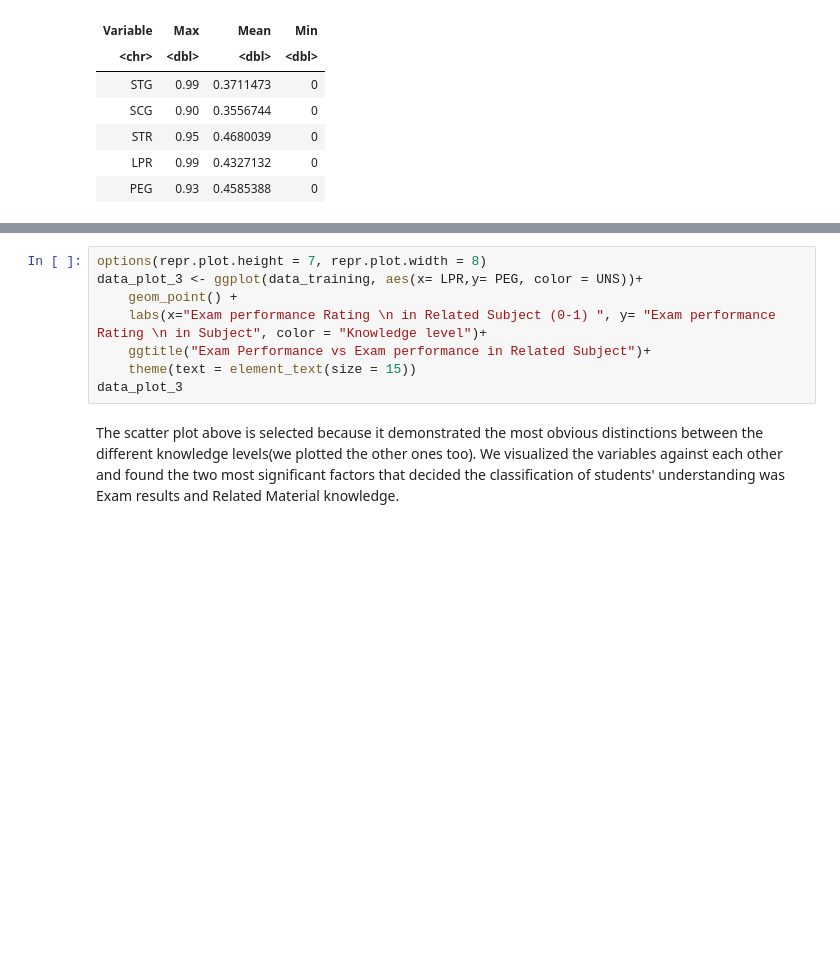
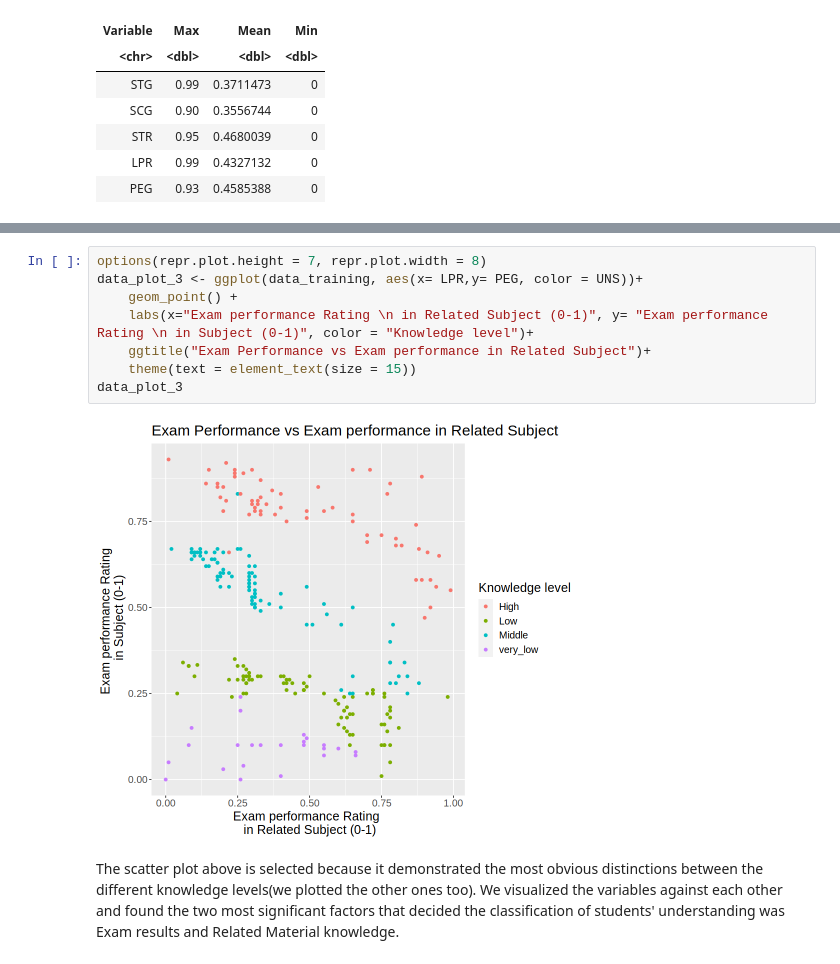
Before and after one commit to HeisSteve/-Students-Knowledge-Status-Classification-modeling-, a Jupyter notebook: Group_Project_Proposal.ipynb, the cells around one changed output, grey strips where cells are left out. Cells and saved outputs as stored; diff of their text form; blank space fills up the shorter version.

```diff
--- a/Group_Project_Proposal.ipynb
+++ b/Group_Project_Proposal.ipynb
@@ -132,11 +130,13 @@ UNS_count_plot
 # %%
 options(repr.plot.height = 7, repr.plot.width = 8)
 data_plot_3 <- ggplot(data_training, aes(x= LPR,y= PEG, color = UNS))+
     geom_point() +
-    labs(x="Exam performance Rating \n in Related Subject (0-1) ", y= "Exam performance Rating \n in Subject", color = "Knowledge level")+
+    labs(x="Exam performance Rating \n in Related Subject (0-1)", y= "Exam performance Rating \n in Subject (0-1)", color = "Knowledge level")+
     ggtitle("Exam Performance vs Exam performance in Related Subject")+
     theme(text = element_text(size = 15))
 data_plot_3
+# %% [output]
+[figure, added]
 # %% [markdown]
 The scatter plot above is selected because it demonstrated the most obvious distinctions between the different knowledge levels(we plotted the other ones too). We visualized the variables against each other and found the two most significant factors that decided the classification of students' understanding was Exam results and Related Material knowledge.
 # %% [markdown]
```
Also changed, not shown: parts of 7 cells of this notebook.
